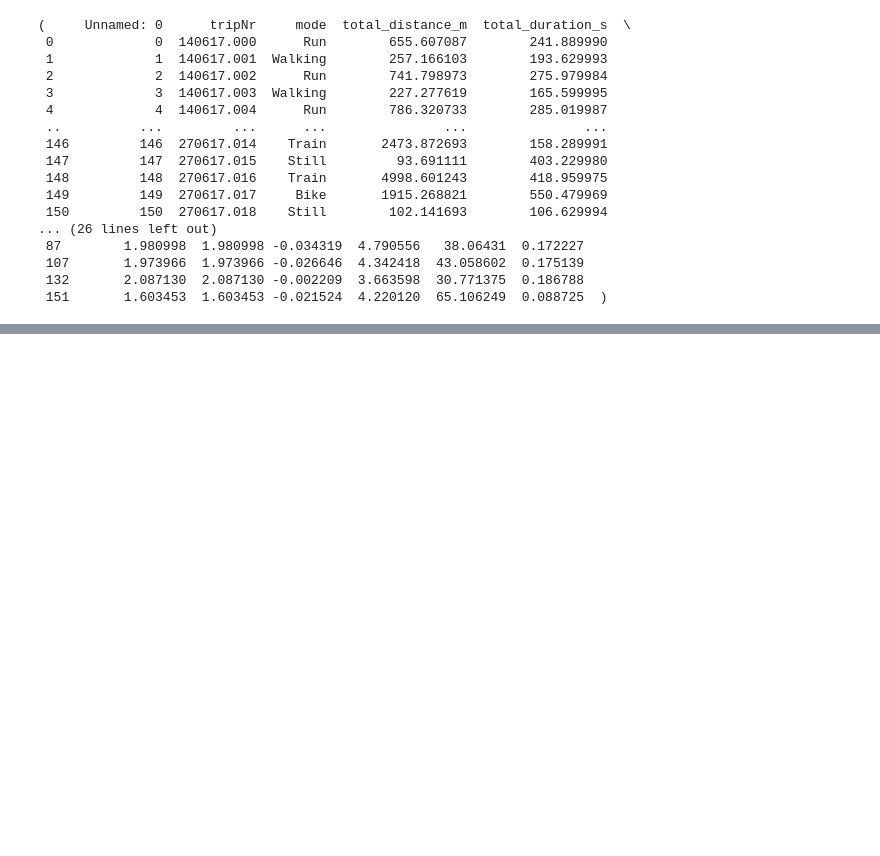
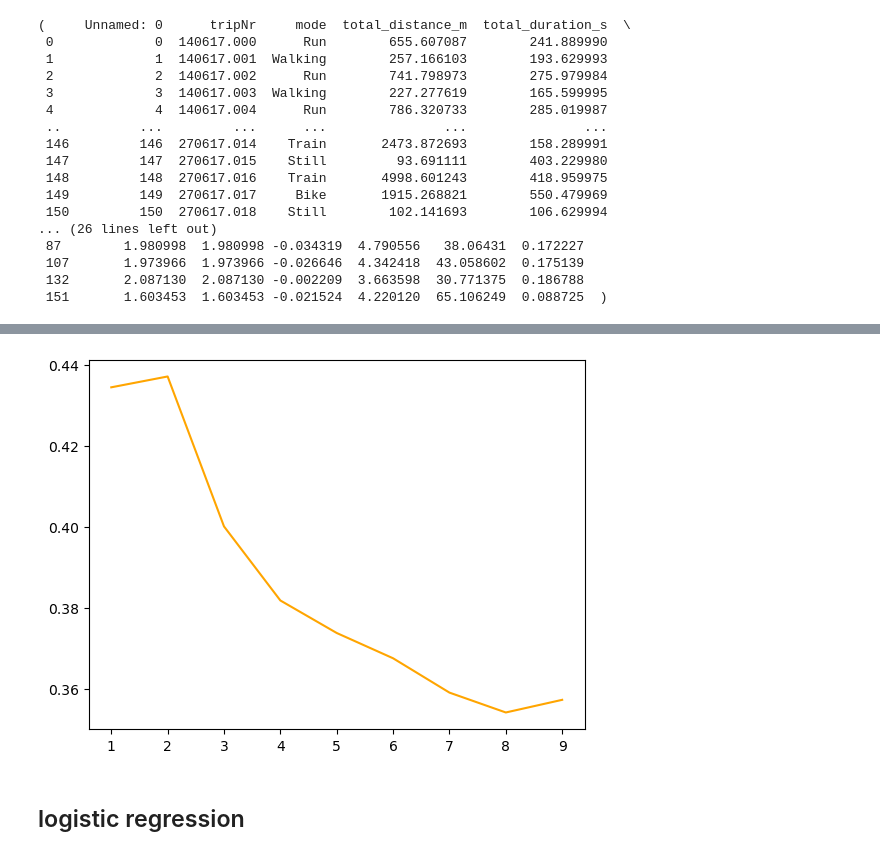
Before and after one commit to Eisoc/MDA0208, a Jupyter notebook: featureextraction.ipynb, the cells around one changed output, grey strips where cells are left out. Saved outputs shown, nothing was run; the diff lists cells and outputs as text; code cells hidden in the pictures; blank space fills up the shorter version.

```diff
--- a/featureextraction.ipynb
+++ b/featureextraction.ipynb
@@ -162,0 +316,21 @@ array(['Bike', 'Bus', 'Car', 'Run', 'Still', 'Subway', 'Train', 'Walking'],
+# %%
+from sklearn import metrics
+vg=[]
+k_range = range(1,10)
+for k in k_range:
+    neighxg = KNeighborsClassifier(n_neighbors = k)
+    neighxg.fit(Xg_train,yg_train)
+    pred_kg = neighxg.predict(Xg_test)
+    vg.append(np.mean(pred_kg != yg_test))
+
+# INSERT CODE HERE | BEGIN",
+
+# INSERT CODE HERE | END"
+
+import matplotlib.pyplot as plt
+plt.plot(k_range,vg,c='Orange',)
+plt.show()
+# %% [output]
+[figure, added]
+# %% [markdown]
+## logistic regression
```
Also changed, not shown: parts of 42 cells of this notebook.
